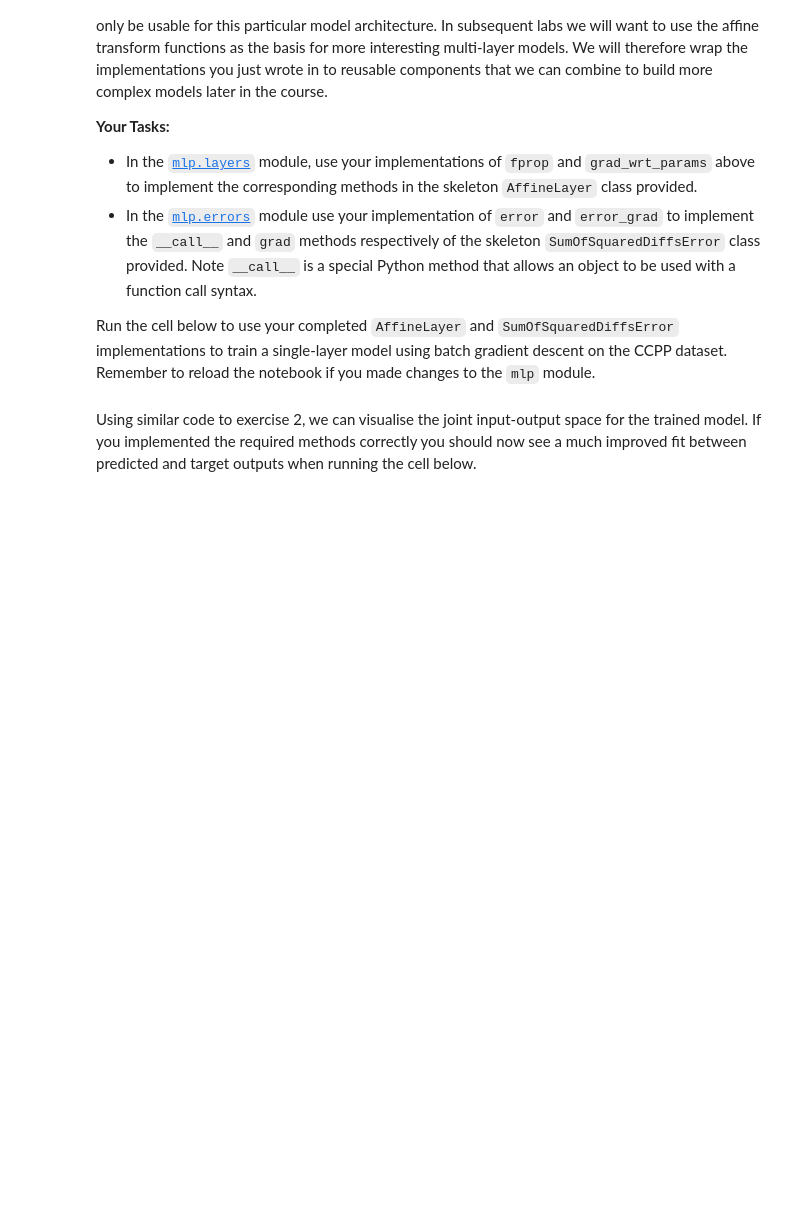
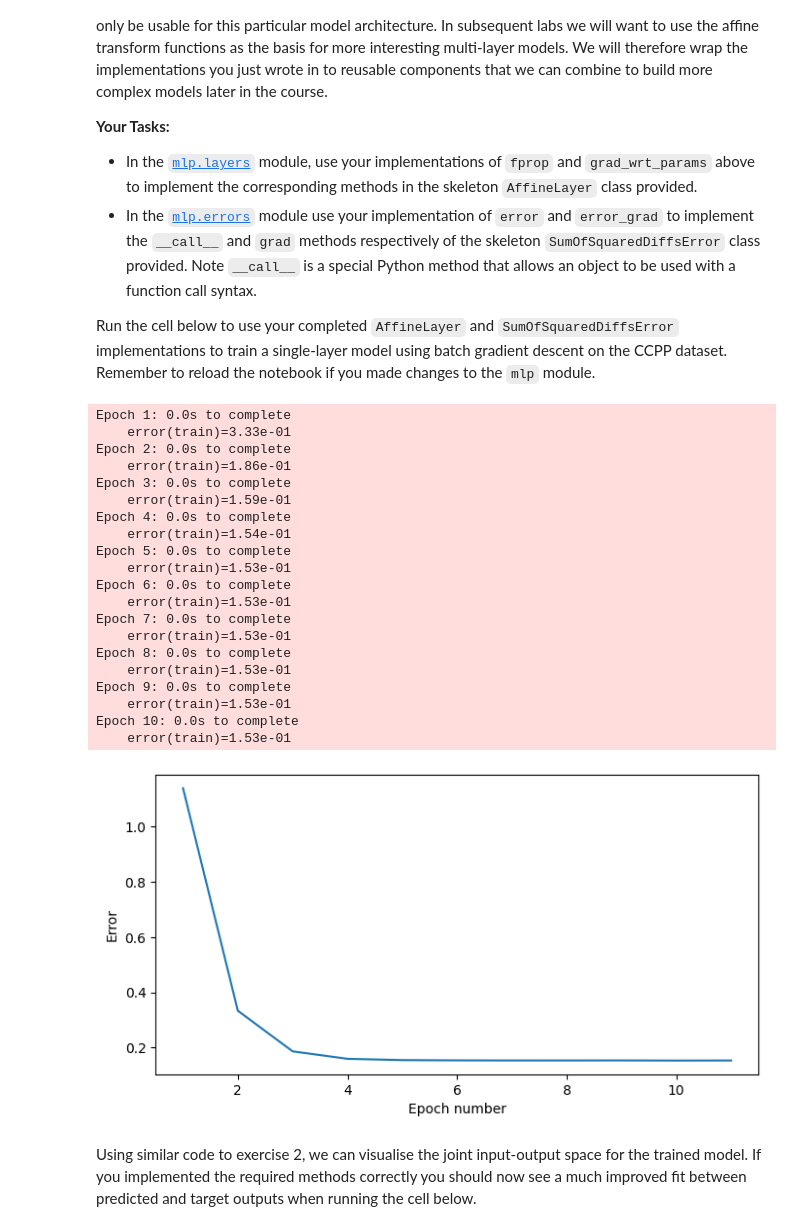
Before and after one commit to erickoch3/mlpractical, a Jupyter notebook: notebooks/02_Single_layer_models.ipynb, the cells around one changed output. Cells and saved outputs as stored; diff of their text form; code cells hidden in the pictures; blank space fills up the shorter version.

```diff
--- a/notebooks/02_Single_layer_models.ipynb
+++ b/notebooks/02_Single_layer_models.ipynb
@@ -417,34 +453,56 @@ logger.handlers = [logging.StreamHandler()]
 train_data = CCPPDataProvider('train', [0, 1], batch_size=100, rng=rng)
 input_dim, output_dim = 2, 1
 
 # Create a parameter initialiser which will sample random uniform values
 # from [-0.1, 0.1]
 param_init = UniformInit(-0.1, 0.1, rng=rng)
 
 # Create our single layer model
 layer = AffineLayer(input_dim, output_dim, param_init, param_init)
 model = SingleLayerModel(layer)
 
 # Initialise the error object
 error = SumOfSquaredDiffsError()
 
 # Use a basic gradient descent learning rule with a small learning rate
 learning_rule = GradientDescentLearningRule(learning_rate=1e-2)
 
 # Use the created objects to initialise a new Optimiser instance.
 optimiser = Optimiser(model, error, learning_rule, train_data)
 
 # Run the optimiser for 5 epochs (full passes through the training set)
 # printing statistics every epoch.
-stats, keys, _ = optimiser.train(num_epochs=10, stats_interval=1)
+stats, keys = optimiser.train(num_epochs=10, stats_interval=1)
 
 # Plot the change in the error over training.
 fig = plt.figure(figsize=(8, 4))
 ax = fig.add_subplot(111)
 ax.plot(np.arange(1, stats.shape[0] + 1), stats[:, keys['error(train)']])
 ax.set_xlabel('Epoch number')
 ax.set_ylabel('Error')
 plt.show()
+# %% [output]
+Epoch 1: 0.0s to complete
+    error(train)=3.33e-01
+Epoch 2: 0.0s to complete
+    error(train)=1.86e-01
+Epoch 3: 0.0s to complete
+    error(train)=1.59e-01
+Epoch 4: 0.0s to complete
+    error(train)=1.54e-01
+Epoch 5: 0.0s to complete
+    error(train)=1.53e-01
+Epoch 6: 0.0s to complete
+    error(train)=1.53e-01
+Epoch 7: 0.0s to complete
+    error(train)=1.53e-01
+Epoch 8: 0.0s to complete
+    error(train)=1.53e-01
+Epoch 9: 0.0s to complete
+    error(train)=1.53e-01
+Epoch 10: 0.0s to complete
+    error(train)=1.53e-01
+[figure, added]
 # %% [markdown]
 Using similar code to exercise 2, we can visualise the joint input-output space for the trained model. If you implemented the required methods correctly you should now see a much improved fit between predicted and target outputs when running the cell below.
 # %%
```
Also changed, not shown: parts of 17 cells of this notebook, 12 other files.
